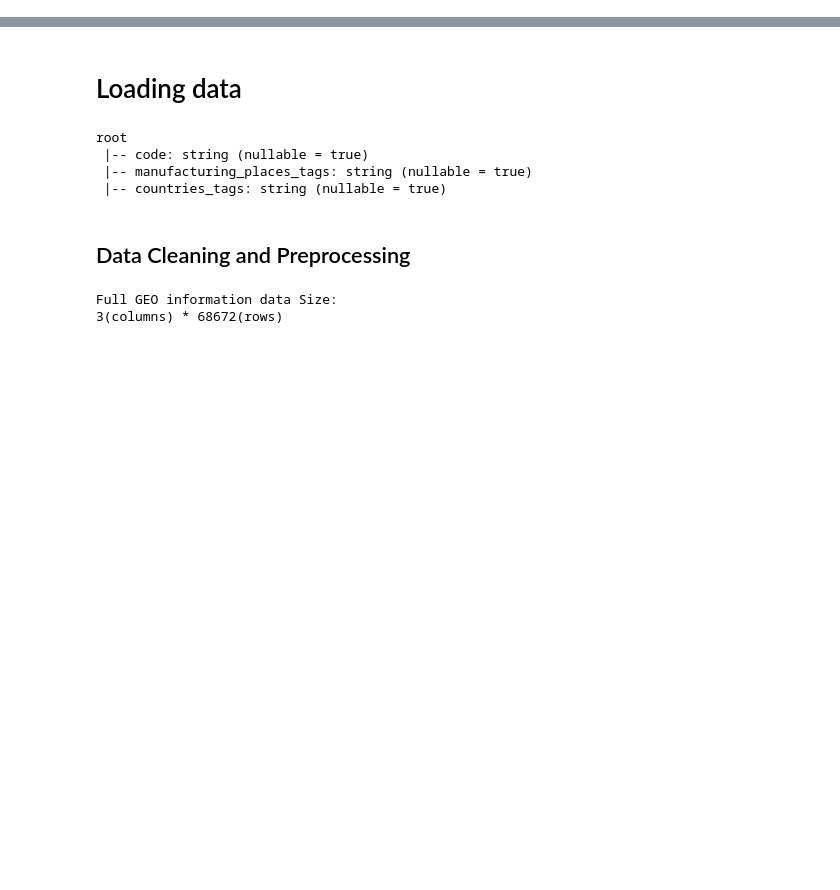
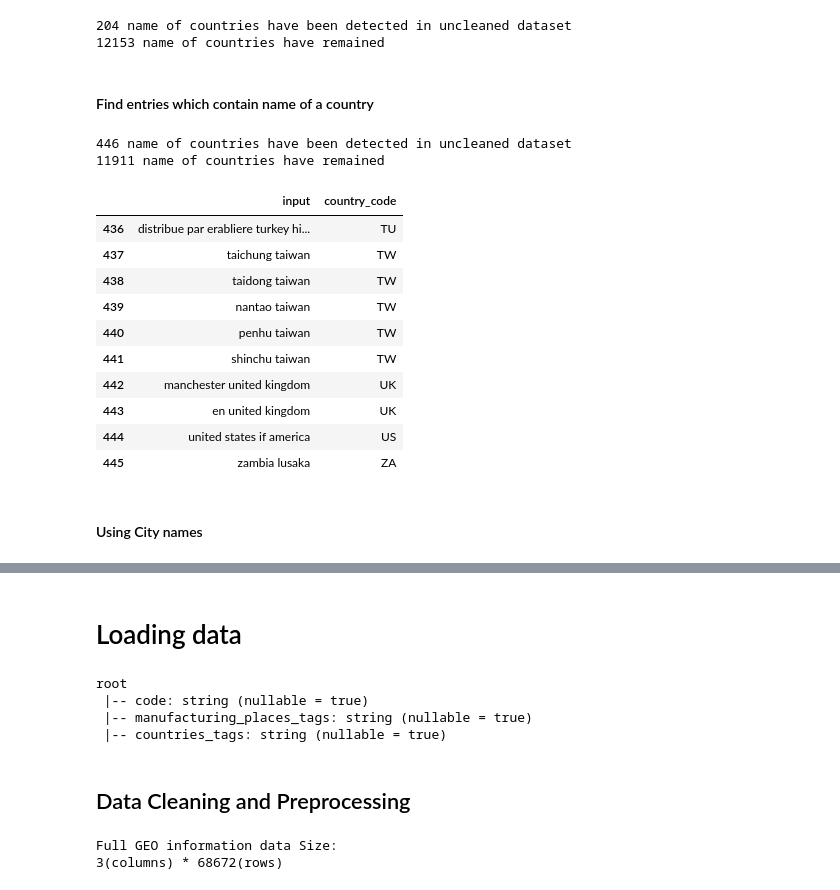
Before and after one commit to MrymZakani/ADA, a Jupyter notebook: project_EU.ipynb, the cells around one changed output, grey strips where cells are left out. Drawn from its saved outputs; the diff is of its cells as text; code cells hidden in the pictures; blank space fills up the shorter version.

Commit message:
merge cleaning countries

```diff
--- a/project_EU.ipynb
+++ b/project_EU.ipynb
@@ -55,0 +198,4 @@ cleaned_off_dataset = 'output/cleaned_off.csv'
+# %%
+# map_countries will keep the mappings
+map_countries = pd.DataFrame(columns=['input', 'country_code'])
+remained_countries = countries.copy()
@@ -55,0 +261,7 @@ cleaned_off_dataset = 'output/cleaned_off.csv'
+# %%
+print_cleaning_status()
+# %% [output]
+204 name of countries have been detected in uncleaned dataset
+12153 name of countries have remained
+# %% [markdown]
+#### Find entries which contain name of a country
@@ -55,0 +280,19 @@ cleaned_off_dataset = 'output/cleaned_off.csv'
+# %%
+print_cleaning_status()
+# %% [output]
+446 name of countries have been detected in uncleaned dataset
+11911 name of countries have remained
+# %%
+map_countries.tail(10)
+# %% [output]
+|  | input | country_code |
+| 436 | distribue par erabliere turkey hi... | TU |
+| 437 | taichung taiwan | TW |
+| 438 | taidong taiwan | TW |
+| 439 | nantao taiwan | TW |
+| 440 | penhu taiwan | TW |
+| 441 | shinchu taiwan | TW |
+| 442 | manchester united kingdom | UK |
+| 443 | en united kingdom | UK |
+| 444 | united states if america | US |
+| 445 | zambia lusaka | ZA |
@@ -55,0 +302,2 @@ cleaned_off_dataset = 'output/cleaned_off.csv'
+# %% [markdown]
+#### Using City names
```
Also changed, not shown: parts of 36 cells of this notebook, 3 other files.
